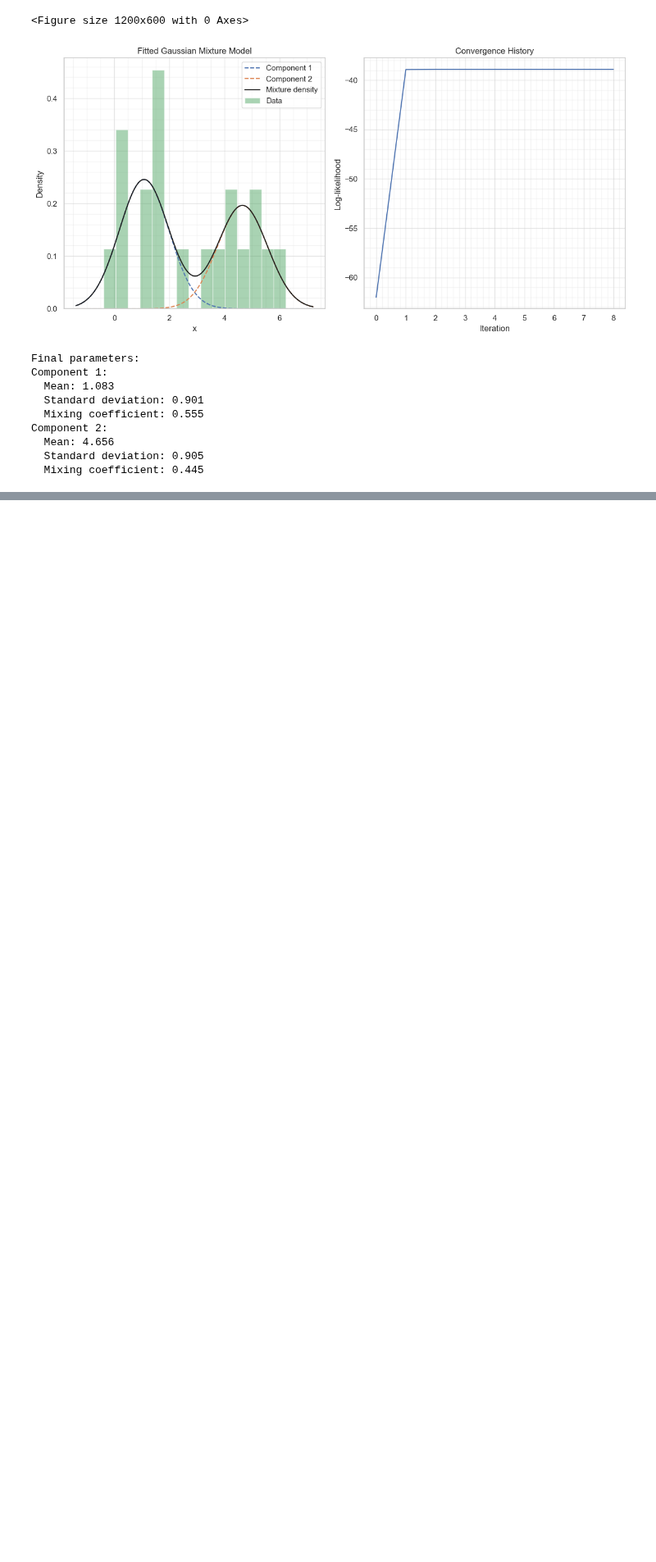
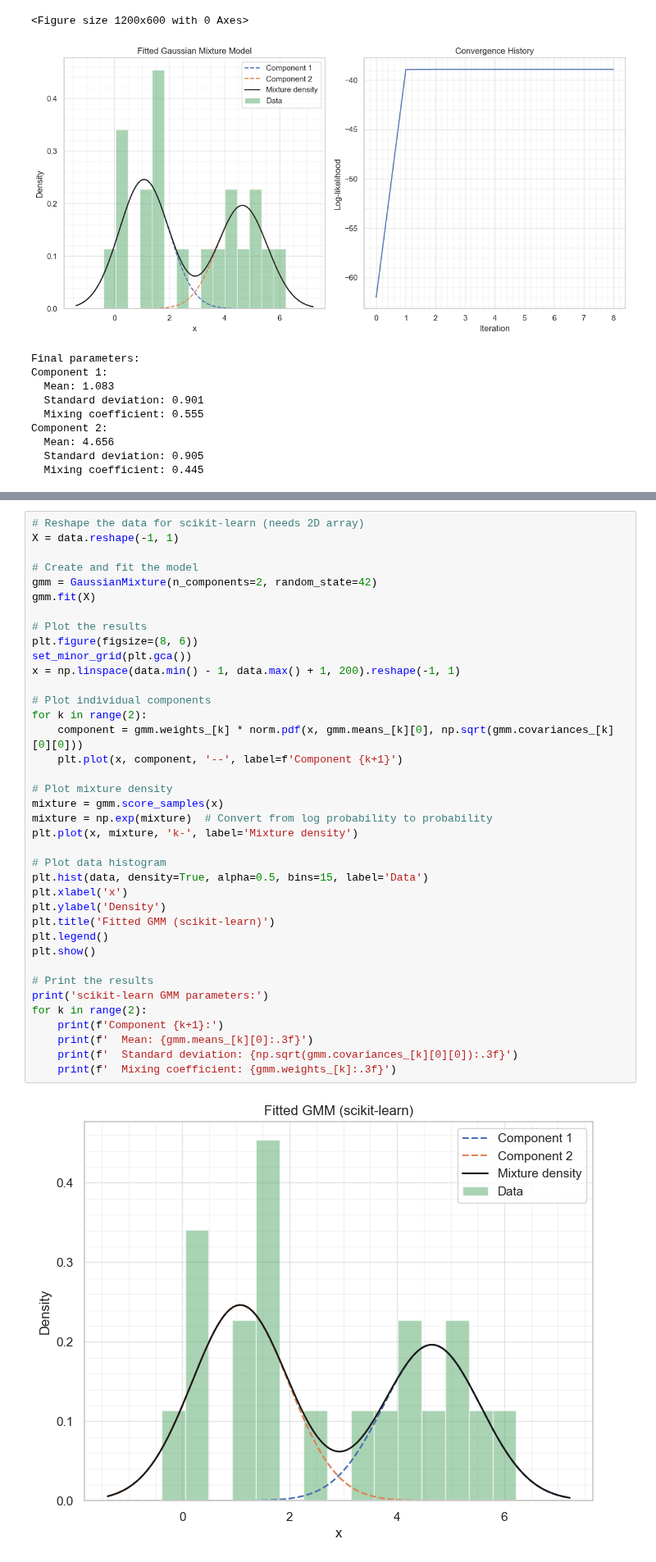
Before and after one commit to chris-leonard/elements-of-statistical-learning, a Jupyter notebook: chapter-8/chapter-8-notes.ipynb, the cells around one changed output, grey strips where cells are left out. Shown at 82% size. Cells and saved outputs as stored; diff of their text form; blank space fills up the shorter version.

```diff
--- a/chapter-8/chapter-8-notes.ipynb
+++ b/chapter-8/chapter-8-notes.ipynb
@@ -217,0 +224,40 @@ Component 2:
+# %%
+# Reshape the data for scikit-learn (needs 2D array)
+X = data.reshape(-1, 1)
+
+# Create and fit the model
+gmm = GaussianMixture(n_components=2, random_state=42)
+gmm.fit(X)
+
+# Plot the results
+plt.figure(figsize=(8, 6))
+set_minor_grid(plt.gca())
+x = np.linspace(data.min() - 1, data.max() + 1, 200).reshape(-1, 1)
+
+# Plot individual components
+for k in range(2):
+    component = gmm.weights_[k] * norm.pdf(x, gmm.means_[k][0], np.sqrt(gmm.covariances_[k][0][0]))
+    plt.plot(x, component, '--', label=f'Component {k+1}')
+
+# Plot mixture density
+mixture = gmm.score_samples(x)
+mixture = np.exp(mixture)  # Convert from log probability to probability
+plt.plot(x, mixture, 'k-', label='Mixture density')
+
+# Plot data histogram
+plt.hist(data, density=True, alpha=0.5, bins=15, label='Data')
+plt.xlabel('x')
+plt.ylabel('Density')
+plt.title('Fitted GMM (scikit-learn)')
+plt.legend()
+plt.show()
+
+# Print the results
+print('scikit-learn GMM parameters:')
+for k in range(2):
+    print(f'Component {k+1}:')
+    print(f'  Mean: {gmm.means_[k][0]:.3f}')
+    print(f'  Standard deviation: {np.sqrt(gmm.covariances_[k][0][0]):.3f}')
+    print(f'  Mixing coefficient: {gmm.weights_[k]:.3f}')
+# %% [output]
+[figure, added]
```
Also changed, not shown: parts of 14 cells of this notebook.
